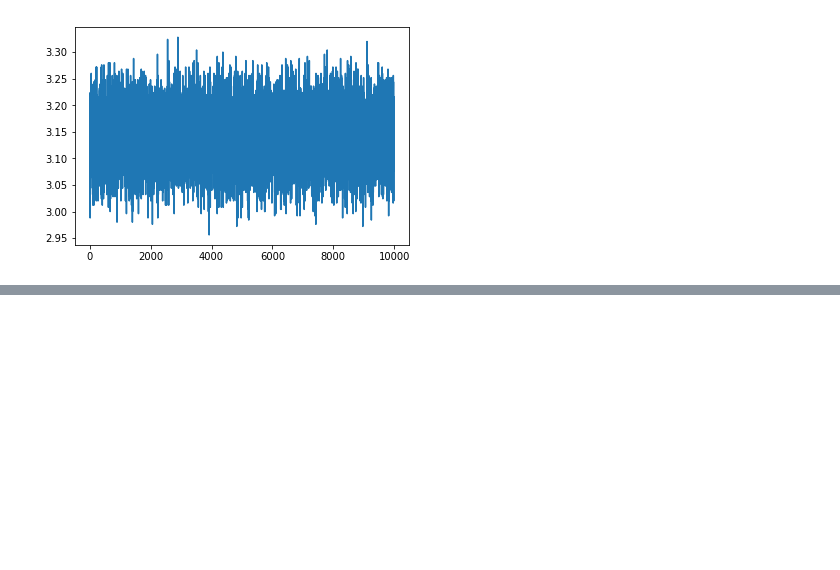
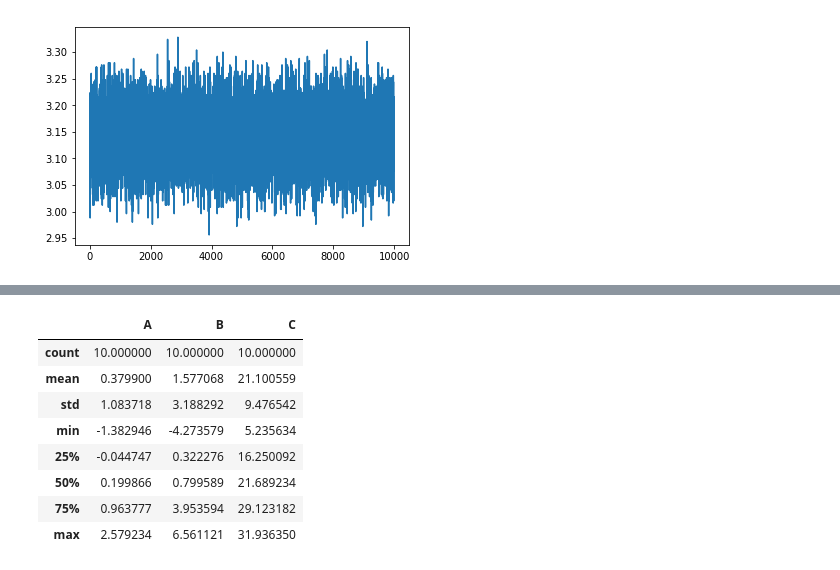
Before and after one commit to slopezv2/machilelearningpy, a Jupyter notebook: Seccion5.ipynb, the cells around one changed output, grey strips where cells are left out. Cells and saved outputs as stored; diff of their text form; code cells hidden in the pictures; blank space fills up the shorter version.

```diff
--- a/Seccion5.ipynb
+++ b/Seccion5.ipynb
@@ -551,0 +575,12 @@ plt.plot(pi_value_list)
+# %%
+data.describe()
+# %% [output]
+|  | A | B | C |
+| count | 10.000000 | 10.000000 | 10.000000 |
+| mean | 0.379900 | 1.577068 | 21.100559 |
+| std | 1.083718 | 3.188292 | 9.476542 |
+| min | -1.382946 | -4.273579 | 5.235634 |
+| 25% | -0.044747 | 0.322276 | 16.250092 |
+| 50% | 0.199866 | 0.799589 | 21.689234 |
+| 75% | 0.963777 | 3.953594 | 29.123182 |
+| max | 2.579234 | 6.561121 | 31.936350 |
```
Also changed, not shown: parts of 10 cells of this notebook.
